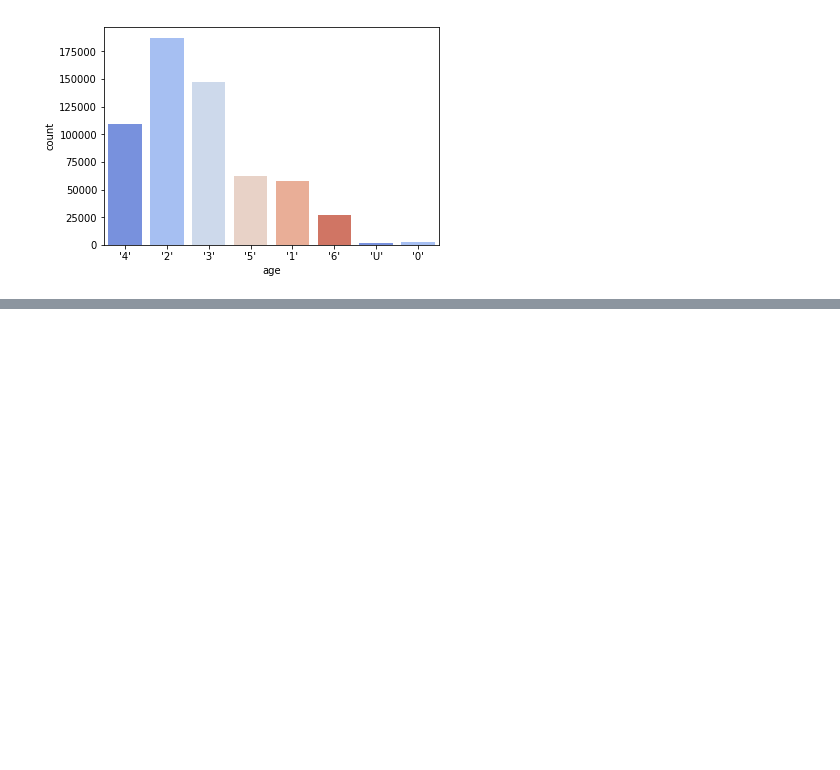
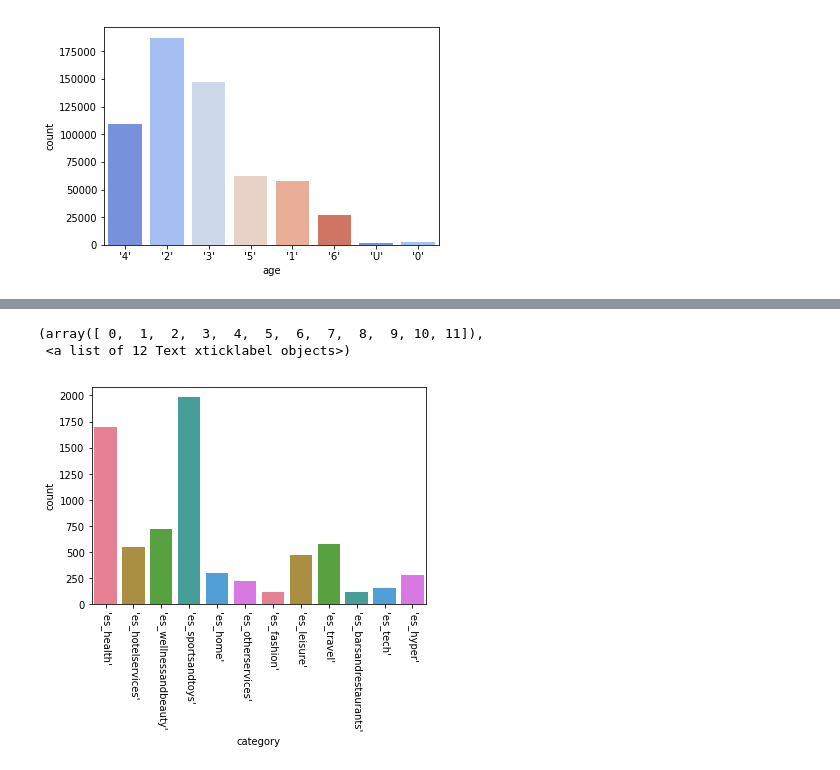
Before and after one commit to bew030/credit-card-fraud-detection-, a Jupyter notebook: Victoria_exploration.ipynb, the cells around one changed output, grey strips where cells are left out. Cells and saved outputs as stored; diff of their text form; code cells hidden in the pictures; blank space fills up the shorter version.

```diff
--- a/Victoria_exploration.ipynb
+++ b/Victoria_exploration.ipynb
@@ -88 +98,4 @@ plt.xticks(rotation=-45)
 Most of the transactions are within transportation
+# %%
+fraud = df[df.fraud != 0]
+fraud.head()
@@ -88,0 +109,7 @@ Most of the transactions are within transportation
+# %%
+sns.countplot(x='category', data=fraud, palette=sns.color_palette("husl"))
+plt.xticks(rotation=-90)
+# %% [output]
+(array([ 0,  1,  2,  3,  4,  5,  6,  7,  8,  9, 10, 11]),
+ <a list of 12 Text xticklabel objects>)
+[figure, added]
```
Also changed, not shown: parts of 21 cells of this notebook, 5 other files.
